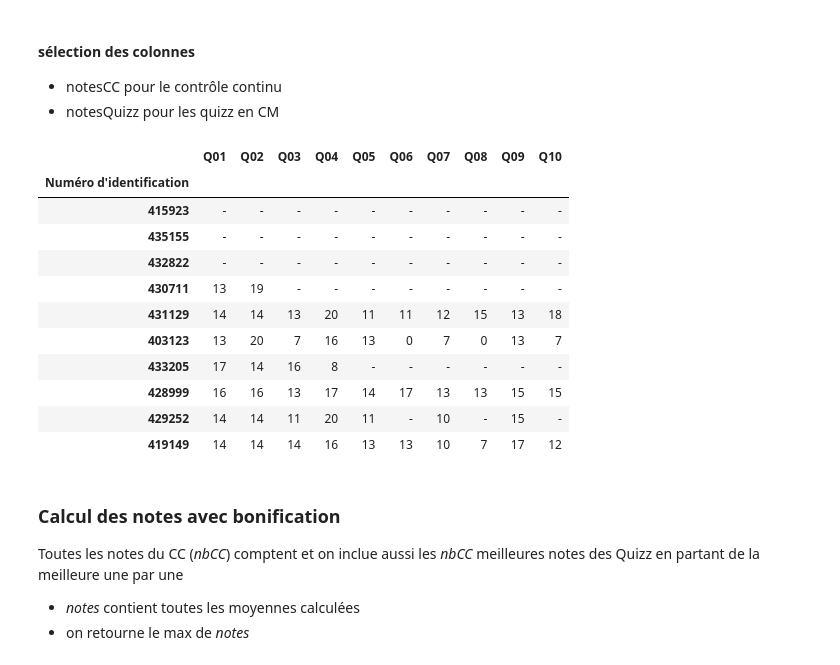
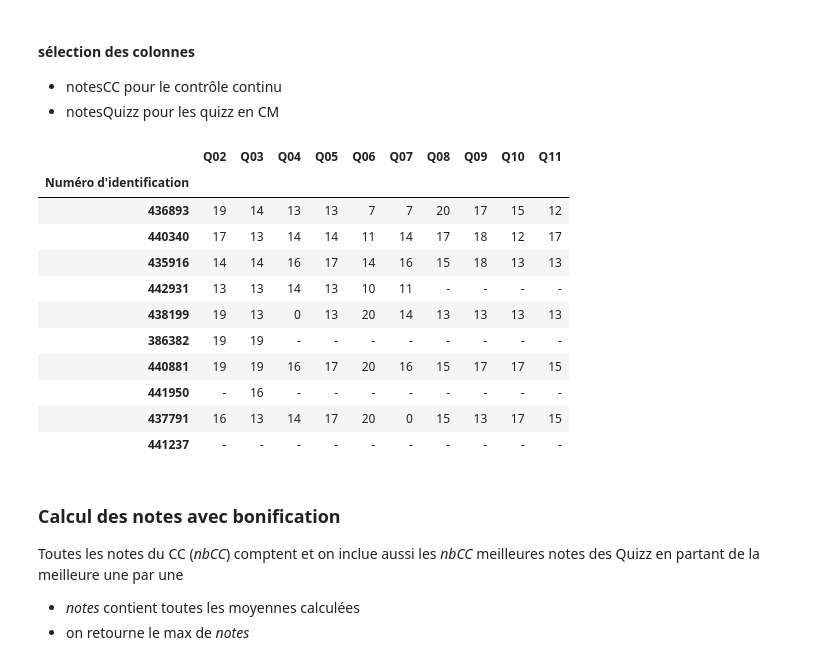
Before and after one commit to gboye/Divers, a Jupyter notebook: Montaigne/LG-NotesBonusQuizz.ipynb, the cells around one changed output. Drawn from its saved outputs; the diff is of its cells as text; code cells hidden in the pictures.

Commit message:
Quizz & Geocaching

```diff
--- a/Montaigne/LG-NotesBonusQuizz.ipynb
+++ b/Montaigne/LG-NotesBonusQuizz.ipynb
@@ -24,7 +24,7 @@ dfNotes.set_index([u'Nom', u'Prénom'],inplace=True)
 # notesNom=u"/Users/gilles/ownCloud/Cours/Bordeaux/L1-LinguistiqueGenerale/NotesCours/21-Session1/21-LNS1U4-LNS1T2-eCampus-Mineures.xlsx"
 # notesNom=u"/Users/gilles/ownCloud/Cours/Bordeaux/L1-LinguistiqueGenerale/NotesCours/21-Session1/21-LNS1U4-LNS1T2-eCampus-FAD.xlsx"
 # notesNom=u"/Users/gilles/ownCloud/Cours/Bordeaux/L1-LinguistiqueGenerale/NotesCours/21-Session1/21-LNS1U4-LNS1T2-eCampus-Majeure.xlsx"
-notesNom=u"/Users/gilles/ownCloud/Cours/Bordeaux/L1-LinguistiqueGenerale/NotesCours/22-Session1/22-1LNSU4.xlsx"
+notesNom=u"/Users/gilles/ownCloud/Cours/Bordeaux/L1-LinguistiqueGenerale/NotesCours/23-Session1/23-1LNSU4.xlsx"
 # %%
 xls = pd.ExcelFile(notesNom)
 xls.sheet_names
@@ -37,5 +40,4 @@ dfNotes.set_index([u"Numéro d'identification"],inplace=True)
 # %%
-dfNotes.columns=[u'Nom', u'Prénom', u'Adresse de courriel',u'Prasi', u'Yomig V', u'Yomig T', u'Kartin V', u'Kartin T', u'Nemas V', u'Nemas T',
-         u'CoupeMot', u'CoupeMorphe']+sorted([u"Q%02d"%(n+1) for n in range(10)])+["date"]
+dfNotes.columns=[u'Nom', u'Prénom', u'Adresse de courriel',u'Prasi', u'Yomig V', u'Yomig T', u'Kartin V', u'Kartin T', u'Nemas V', u'Nemas T', u'CoupeMot', u'CoupeMorphe']+sorted([u"Q%02d"%(n+1) for n in range(1,11)])+["date"]
 
-dfNotes
+# dfNotes["Q02"]
@@ -66,25 +48,25 @@ dfNotes
 # %%
 notesCC=[u'Prasi', u'Yomig V', u'Yomig T', u'Kartin V', u'Kartin T', u'Nemas V', u'Nemas T',
          u'CoupeMot', u'CoupeMorphe'
         ]
 # notesCC=u"Morpho1 Morpho2 Bizar1 Bizar2 Phono Sem".split(" ")
 # notesQuizz=sorted([u"Quizz%d"%(n+1) for n in range(2,8)]+[u"Quizz7b"])
-notesQuizz=sorted([u"Q%02d"%(n+1) for n in range(10)])
+notesQuizz=sorted([u"Q%02d"%(n+1) for n in range(1,11)])
 # dfNotes=dfNotesXLS[notesCC+notesQuizz]
 dfNotes[notesQuizz].head(10)
 # %% [output]
-|  | Q01 | Q02 | Q03 | Q04 | Q05 | Q06 | Q07 | Q08 | Q09 | Q10 |
+|  | Q02 | Q03 | Q04 | Q05 | Q06 | Q07 | Q08 | Q09 | Q10 | Q11 |
 | Numéro d'identification |  |  |  |  |  |  |  |  |  |  |
-| 415923 | - | - | - | - | - | - | - | - | - | - |
-| 435155 | - | - | - | - | - | - | - | - | - | - |
-| 432822 | - | - | - | - | - | - | - | - | - | - |
-| 430711 | 13 | 19 | - | - | - | - | - | - | - | - |
-| 431129 | 14 | 14 | 13 | 20 | 11 | 11 | 12 | 15 | 13 | 18 |
-| 403123 | 13 | 20 | 7 | 16 | 13 | 0 | 7 | 0 | 13 | 7 |
-| 433205 | 17 | 14 | 16 | 8 | - | - | - | - | - | - |
-| 428999 | 16 | 16 | 13 | 17 | 14 | 17 | 13 | 13 | 15 | 15 |
-| 429252 | 14 | 14 | 11 | 20 | 11 | - | 10 | - | 15 | - |
-| 419149 | 14 | 14 | 14 | 16 | 13 | 13 | 10 | 7 | 17 | 12 |
+| 436893 | 19 | 14 | 13 | 13 | 7 | 7 | 20 | 17 | 15 | 12 |
+| 440340 | 17 | 13 | 14 | 14 | 11 | 14 | 17 | 18 | 12 | 17 |
+| 435916 | 14 | 14 | 16 | 17 | 14 | 16 | 15 | 18 | 13 | 13 |
+| 442931 | 13 | 13 | 14 | 13 | 10 | 11 | - | - | - | - |
+| 438199 | 19 | 13 | 0 | 13 | 20 | 14 | 13 | 13 | 13 | 13 |
+| 386382 | 19 | 19 | - | - | - | - | - | - | - | - |
+| 440881 | 19 | 19 | 16 | 17 | 20 | 16 | 15 | 17 | 17 | 15 |
+| 441950 | - | 16 | - | - | - | - | - | - | - | - |
+| 437791 | 16 | 13 | 14 | 17 | 20 | 0 | 15 | 13 | 17 | 15 |
+| 441237 | - | - | - | - | - | - | - | - | - | - |
 # %% [markdown]
 ### Calcul des notes avec bonification
 Toutes les notes du CC (*nbCC*) comptent et on inclue aussi les *nbCC* meilleures notes des Quizz en partant de la meilleure une par une
```
Also changed, not shown: parts of 6 cells of this notebook, 6 other files.
